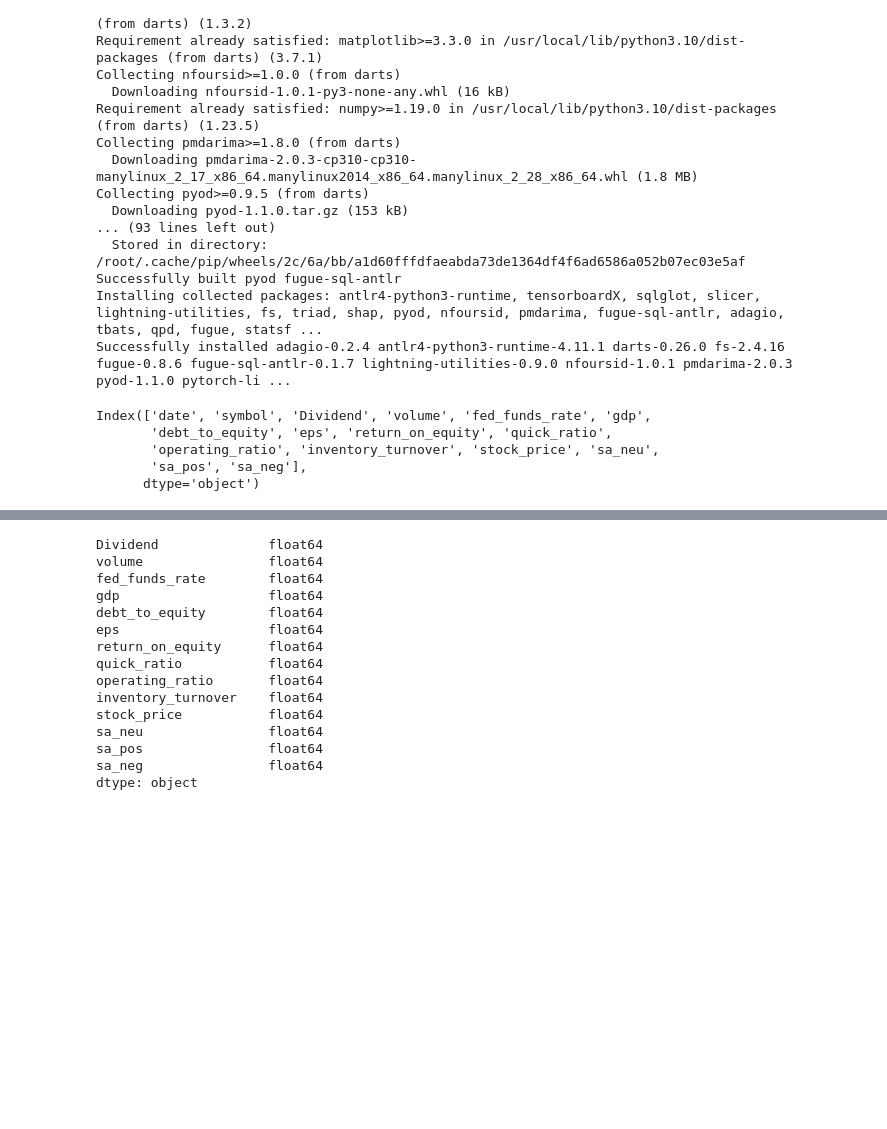
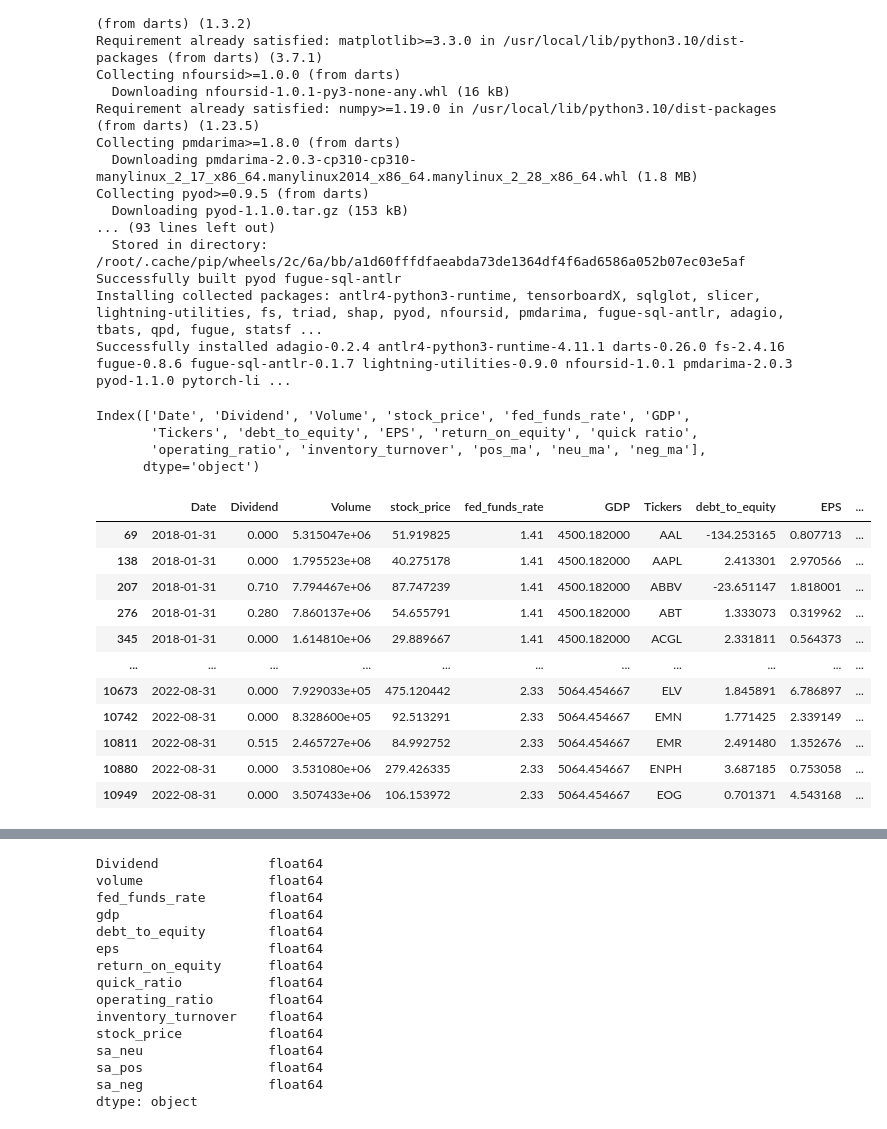
Before and after one commit to Noorasyikeen/InvestoInsight, a Jupyter notebook: notebooks/huiye-data.ipynb, the cells around one changed output, grey strips where cells are left out. Saved outputs shown, nothing was run; the diff lists cells and outputs as text; code cells hidden in the pictures; blank space fills up the shorter version.

```diff
--- a/notebooks/huiye-data.ipynb
+++ b/notebooks/huiye-data.ipynb
@@ -2788,3 +2779,6 @@ train_idx = round((len(df) * 0.80))
 train_idx
 # %% [output]
 10430
+# %%
+train_idx = round((len(feature_matrix5) * 0.80))
+train_idx
@@ -2791,3 +2787,6 @@ train_idx
+# %%
+feature_matrix8 = feature_matrix5.copy()
+feature_matrix8.replace([np.inf, -np.inf], 0, inplace=True)
 # %%
 import numpy as np
 
@@ -2856,6 +2811,6 @@ df.head()
 # %%
-train = df.iloc[:train_idx]
-test = df.iloc[train_idx:]
+train = feature_matrix8.iloc[:train_idx]
+test = feature_matrix8.iloc[train_idx:]
 # %%
 train.shape
 # %% [output]
@@ -2972,11 +2930,22 @@ logging.disable(logging.CRITICAL)
 # %%
 train.columns
 # %% [output]
-Index(['date', 'symbol', 'Dividend', 'volume', 'fed_funds_rate', 'gdp',
-       'debt_to_equity', 'eps', 'return_on_equity', 'quick_ratio',
-       'operating_ratio', 'inventory_turnover', 'stock_price', 'sa_neu',
-       'sa_pos', 'sa_neg'],
+Index(['Date', 'Dividend', 'Volume', 'stock_price', 'fed_funds_rate', 'GDP',
+       'Tickers', 'debt_to_equity', 'EPS', 'return_on_equity', 'quick ratio',
+       'operating_ratio', 'inventory_turnover', 'pos_ma', 'neu_ma', 'neg_ma'],
       dtype='object')
 # %%
-train.date.min()
+train
 # %% [output]
+|  | Date | Dividend | Volume | stock_price | fed_funds_rate | GDP | Tickers | debt_to_equity | EPS | ... |
+| 69 | 2018-01-31 | 0.000 | 5.315047e+06 | 51.919825 | 1.41 | 4500.182000 | AAL | -134.253165 | 0.807713 | ... |
+| 138 | 2018-01-31 | 0.000 | 1.795523e+08 | 40.275178 | 1.41 | 4500.182000 | AAPL | 2.413301 | 2.970566 | ... |
+| 207 | 2018-01-31 | 0.710 | 7.794467e+06 | 87.747239 | 1.41 | 4500.182000 | ABBV | -23.651147 | 1.818001 | ... |
+| 276 | 2018-01-31 | 0.280 | 7.860137e+06 | 54.655791 | 1.41 | 4500.182000 | ABT | 1.333073 | 0.319962 | ... |
+| 345 | 2018-01-31 | 0.000 | 1.614810e+06 | 29.889667 | 1.41 | 4500.182000 | ACGL | 2.331811 | 0.564373 | ... |
+| ... | ... | ... | ... | ... | ... | ... | ... | ... | ... | ... |
+| 10673 | 2022-08-31 | 0.000 | 7.929033e+05 | 475.120442 | 2.33 | 5064.454667 | ELV | 1.845891 | 6.786897 | ... |
+| 10742 | 2022-08-31 | 0.000 | 8.328600e+05 | 92.513291 | 2.33 | 5064.454667 | EMN | 1.771425 | 2.339149 | ... |
+| 10811 | 2022-08-31 | 0.515 | 2.465727e+06 | 84.992752 | 2.33 | 5064.454667 | EMR | 2.491480 | 1.352676 | ... |
+| 10880 | 2022-08-31 | 0.000 | 3.531080e+06 | 279.426335 | 2.33 | 5064.454667 | ENPH | 3.687185 | 0.753058 | ... |
+| 10949 | 2022-08-31 | 0.000 | 3.507433e+06 | 106.153972 | 2.33 | 5064.454667 | EOG | 0.701371 | 4.543168 | ... |
```
Also changed, not shown: parts of 26 cells of this notebook.
